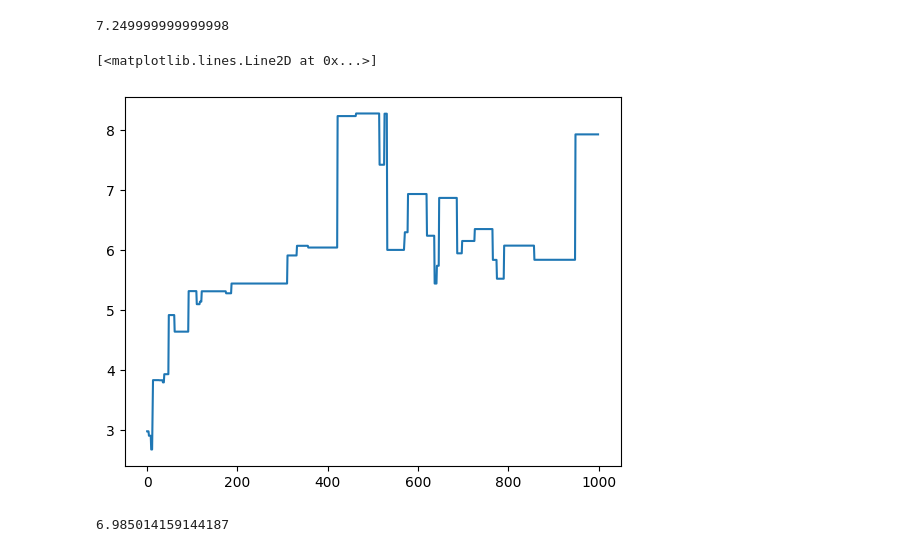
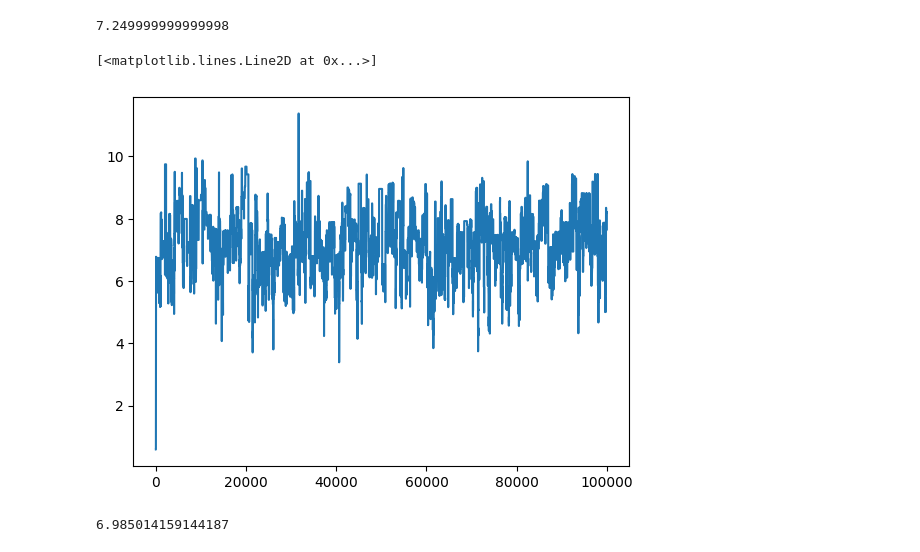
Before and after one commit to zcaiElvis/LMH_HOPPL, a Jupyter notebook: notebooks/homework_6.ipynb, the cells around one changed output. Drawn from its saved outputs; the diff is of its cells as text; code cells hidden in the pictures.

```diff
--- a/notebooks/homework_6.ipynb
+++ b/notebooks/homework_6.ipynb
@@ -9,9 +9,9 @@ from scipy.stats import geom, norm
 # inference = None
 # inference = 'IS'
 # inference = 'SMC'
-# inference = 'LMH'
+inference = 'LMH'
 # inference = 'PSMC'
-inference = 'rejSMC'
+# inference = 'rejSMC'
 # %%
 # Functions
 def results(inference, i):
@@ -73,10 +73,10 @@ mu_n
 # %% [output]
 7.249999999999998
 # %%
-plt.plot(data[0:1000])
+plt.plot(data)
 # %% [output]
 [<matplotlib.lines.Line2D at 0x...>]
-[figure, old version]
+[figure, new version]
 # %%
 np.mean(data[100:5000])
 # %% [output]
```
Also changed, not shown: parts of 4 cells of this notebook, 7 other files.
